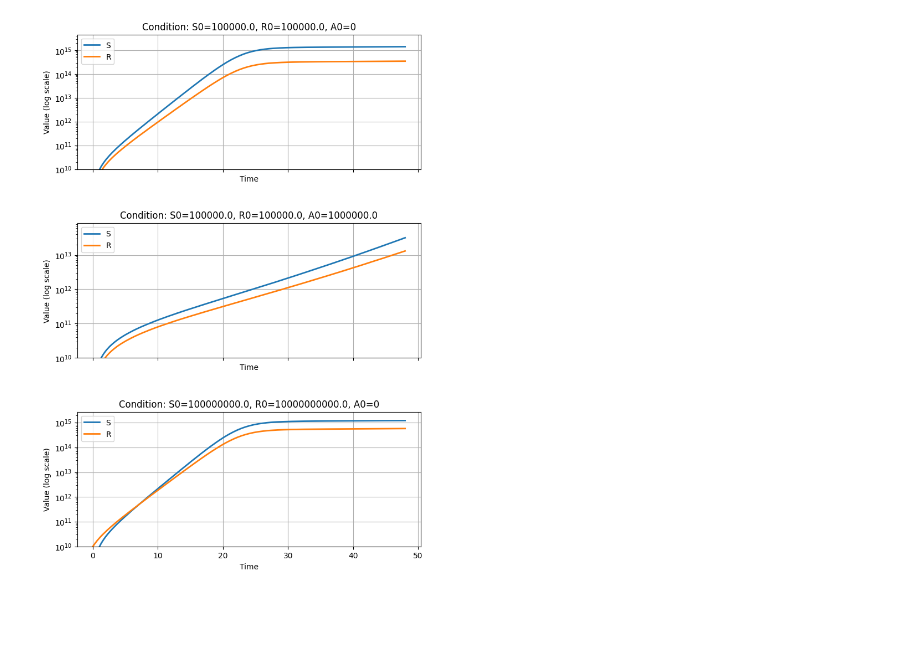
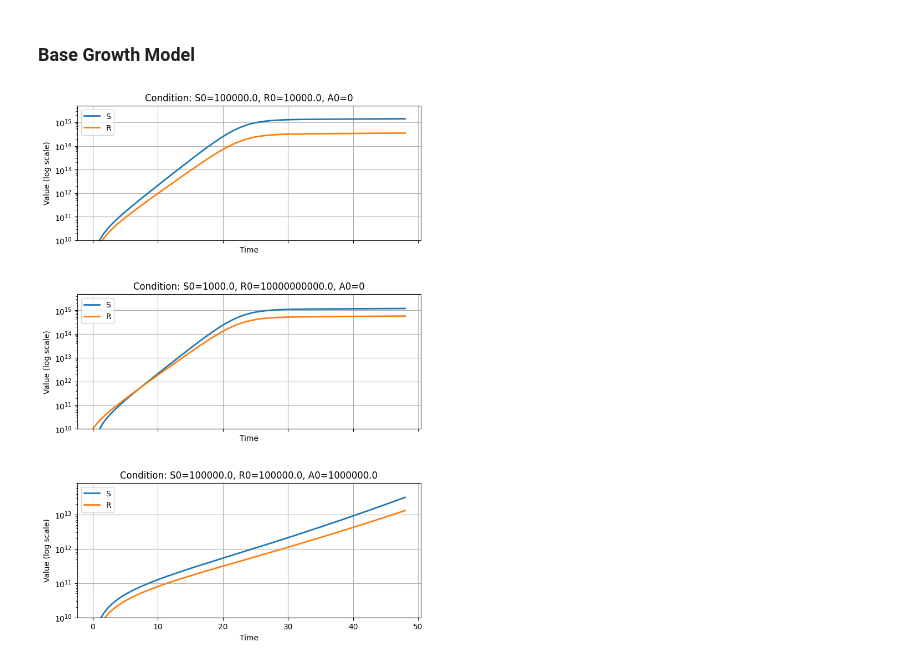
Before and after one commit to wxrderek/vae-bacteria-growth-Math466, a Jupyter notebook: growth_simulation.ipynb, the cells around one changed output. Saved outputs shown, nothing was run; the diff lists cells and outputs as text; code cells hidden in the pictures; blank space fills up the shorter version.

Commit message:
simulation of growth model and data saving

```diff
--- a/growth_simulation.ipynb
+++ b/growth_simulation.ipynb
@@ -6,3 +9,5 @@ from scipy.stats import truncnorm
+# %% [markdown]
+### Base Growth Model
 # %%
 # model class
 class GrowthModel:
@@ -66,32 +71,32 @@ class Plotter:
 
             ax.set_xlabel('Time')
             ax.set_ylabel('Value (log scale)')
             ax.set_ylim(bottom=1e10)
             ax.grid(True)
             ax.legend()
 
         plt.show()
 
 
 
 # parameters
 p = [0.5, 0.001, 613, 2e7, 0.4, 0.1, 3422, 2, 2, 8, 2000, 1e10, 0.0029]
 t_span = (0, 48)
 num_time_points = 150
 
 # initial conditions
-conditions = [(1e5, 1e5, 0), (1e5, 1e5, 1e6), (1e8, 1e10, 0)]
+conditions = [(1e5, 1e4, 0), (1e3, 1e10, 0), (1e5, 1e5, 1e6)]
 V0 = 150000
 
 # run simulation
 all_results = []
 for S0, R0, A0 in conditions:
     sim = Simulation(p, S0, R0, V0, A0)
     t, results = sim.run(t_span=t_span, num_time_points=num_time_points)
     all_results.append(results)
 
 # plot results
 plotter = Plotter()
 plotter.plot(t, all_results, conditions)
 # %% [output]
-[figure, old version]
+[figure, new version]
```
Also changed, not shown: parts of 3 cells of this notebook, 2 other files.
